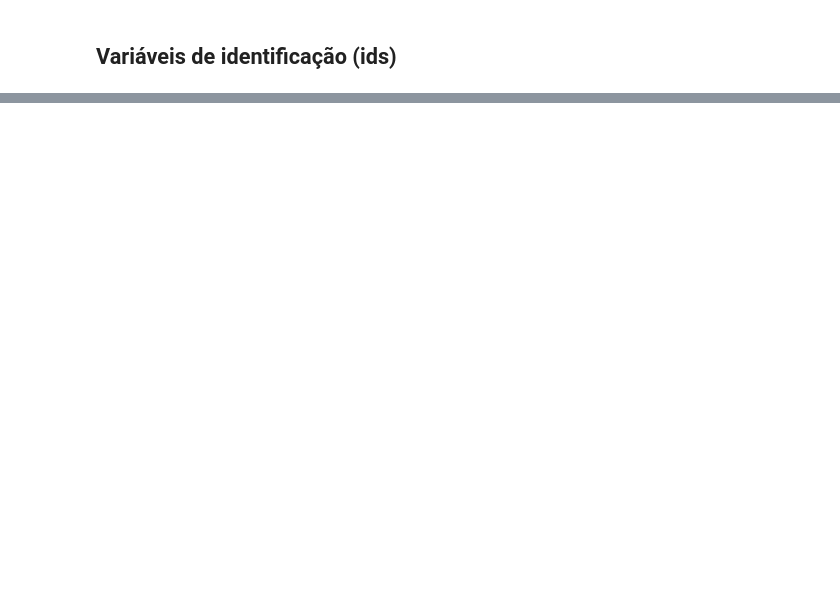
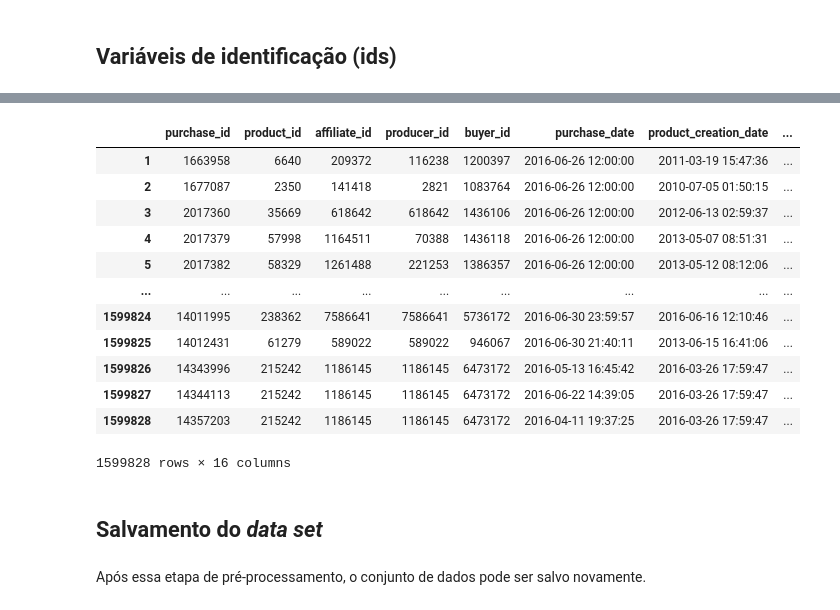
Before and after one commit to FelipeGruend/ds_hotmart, a Jupyter notebook: notebooks/1-Preprocessing.ipynb, the cells around one changed output, grey strips where cells are left out. Drawn from its saved outputs; the diff is of its cells as text; code cells hidden in the pictures; blank space fills up the shorter version.

```diff
--- a/notebooks/1-Preprocessing.ipynb
+++ b/notebooks/1-Preprocessing.ipynb
@@ -64,0 +379,6 @@ dtype: object
+# %%
+# Cria uma coluna, inicialmente, com toda compra setada com afiliado
+df['is_affliate_purchase'] = 1
+
+# Atualiza as compras sem afiliados, com zero
+df.loc[affiliate_purchases_indexes, 'is_affliate_purchase'] = 0
@@ -64,0 +432,15 @@ dtype: object
+# %%
+def reverse_zscore(z, mean, std):
+    '''
+    Reverte o zscore para o valor original,
+    dada a média e desvio padrão.
+
+    Argumentos:
+
+      z -- Pandas Series com os z-scores
+      mean -- média
+      std -- desvio padrão
+
+    '''
+    x = z * std + mean
+    return x
@@ -64,0 +449,5 @@ dtype: object
+# %%
+# média
+new_mean = 100
+# desvio padrão
+new_std = 150
@@ -64,0 +456,2 @@ dtype: object
+# %%
+df['new_purchase_value'] = reverse_zscore(df['purchase_value'], new_mean, new_std)
@@ -64,0 +472,20 @@ dtype: object
+# %%
+df
+# %% [output]
+|  | purchase_id | product_id | affiliate_id | producer_id | buyer_id | purchase_date | product_creation_date | ... |
+| 1 | 1663958 | 6640 | 209372 | 116238 | 1200397 | 2016-06-26 12:00:00 | 2011-03-19 15:47:36 | ... |
+| 2 | 1677087 | 2350 | 141418 | 2821 | 1083764 | 2016-06-26 12:00:00 | 2010-07-05 01:50:15 | ... |
+| 3 | 2017360 | 35669 | 618642 | 618642 | 1436106 | 2016-06-26 12:00:00 | 2012-06-13 02:59:37 | ... |
+| 4 | 2017379 | 57998 | 1164511 | 70388 | 1436118 | 2016-06-26 12:00:00 | 2013-05-07 08:51:31 | ... |
+| 5 | 2017382 | 58329 | 1261488 | 221253 | 1386357 | 2016-06-26 12:00:00 | 2013-05-12 08:12:06 | ... |
+| ... | ... | ... | ... | ... | ... | ... | ... | ... |
+| 1599824 | 14011995 | 238362 | 7586641 | 7586641 | 5736172 | 2016-06-30 23:59:57 | 2016-06-16 12:10:46 | ... |
+| 1599825 | 14012431 | 61279 | 589022 | 589022 | 946067 | 2016-06-30 21:40:11 | 2013-06-15 16:41:06 | ... |
+| 1599826 | 14343996 | 215242 | 1186145 | 1186145 | 6473172 | 2016-05-13 16:45:42 | 2016-03-26 17:59:47 | ... |
+| 1599827 | 14344113 | 215242 | 1186145 | 1186145 | 6473172 | 2016-06-22 14:39:05 | 2016-03-26 17:59:47 | ... |
+| 1599828 | 14357203 | 215242 | 1186145 | 1186145 | 6473172 | 2016-04-11 19:37:25 | 2016-03-26 17:59:47 | ... |
+1599828 rows × 16 columns
+# %% [markdown]
+## Salvamento do _data set_
+# %% [markdown]
+Após essa etapa de pré-processamento, o conjunto de dados pode  ser salvo novamente.
```
Also changed, not shown: parts of 78 cells of this notebook.
